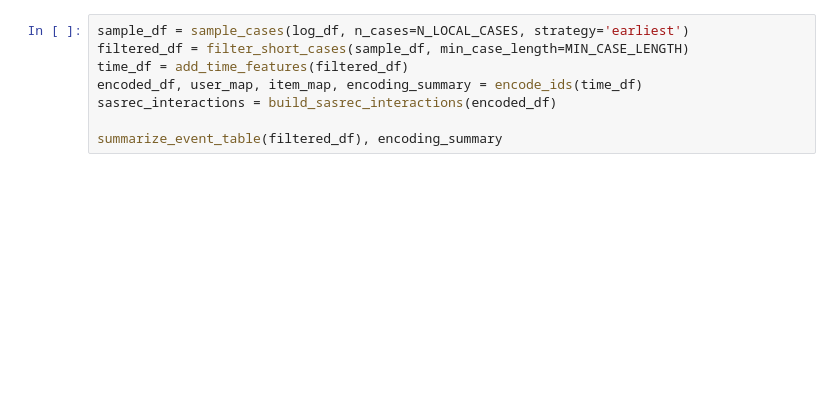
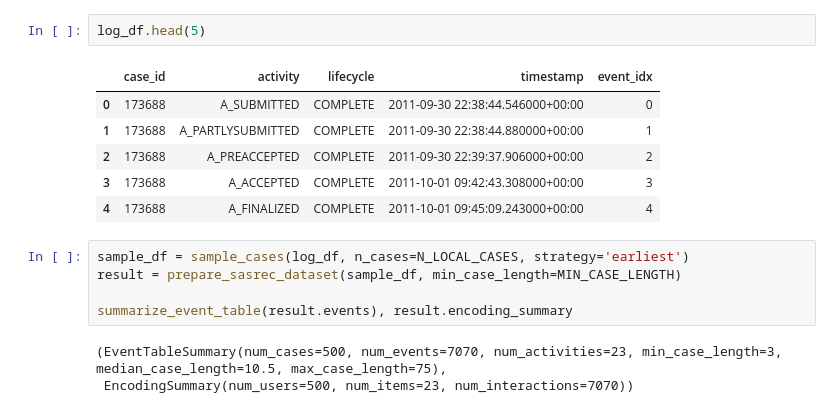
Before and after one commit to hwbuzz/time-aware-behavior-prediction, a Jupyter notebook: notebooks/local_test_completeOnly.ipynb, the cells around one changed output. Cells and saved outputs as stored; diff of their text form; blank space fills up the shorter version.

```diff
--- a/notebooks/local_test_completeOnly.ipynb
+++ b/notebooks/local_test_completeOnly.ipynb
@@ -43,8 +40,17 @@ summarize_event_table(log_df)
+# %%
+log_df.head(5)
+# %% [output]
+|  | case_id | activity | lifecycle | timestamp | event_idx |
+| 0 | 173688 | A_SUBMITTED | COMPLETE | 2011-09-30 22:38:44.546000+00:00 | 0 |
+| 1 | 173688 | A_PARTLYSUBMITTED | COMPLETE | 2011-09-30 22:38:44.880000+00:00 | 1 |
+| 2 | 173688 | A_PREACCEPTED | COMPLETE | 2011-09-30 22:39:37.906000+00:00 | 2 |
+| 3 | 173688 | A_ACCEPTED | COMPLETE | 2011-10-01 09:42:43.308000+00:00 | 3 |
+| 4 | 173688 | A_FINALIZED | COMPLETE | 2011-10-01 09:45:09.243000+00:00 | 4 |
 # %%
 sample_df = sample_cases(log_df, n_cases=N_LOCAL_CASES, strategy='earliest')
-filtered_df = filter_short_cases(sample_df, min_case_length=MIN_CASE_LENGTH)
-time_df = add_time_features(filtered_df)
-encoded_df, user_map, item_map, encoding_summary = encode_ids(time_df)
-sasrec_interactions = build_sasrec_interactions(encoded_df)
+result = prepare_sasrec_dataset(sample_df, min_case_length=MIN_CASE_LENGTH)
 
-summarize_event_table(filtered_df), encoding_summary
+summarize_event_table(result.events), result.encoding_summary
+# %% [output]
+(EventTableSummary(num_cases=500, num_events=7070, num_activities=23, min_case_length=3, median_case_length=10.5, max_case_length=75),
+ EncodingSummary(num_users=500, num_items=23, num_interactions=7070))
```
Also changed, not shown: parts of 19 cells of this notebook, 3 other files.
